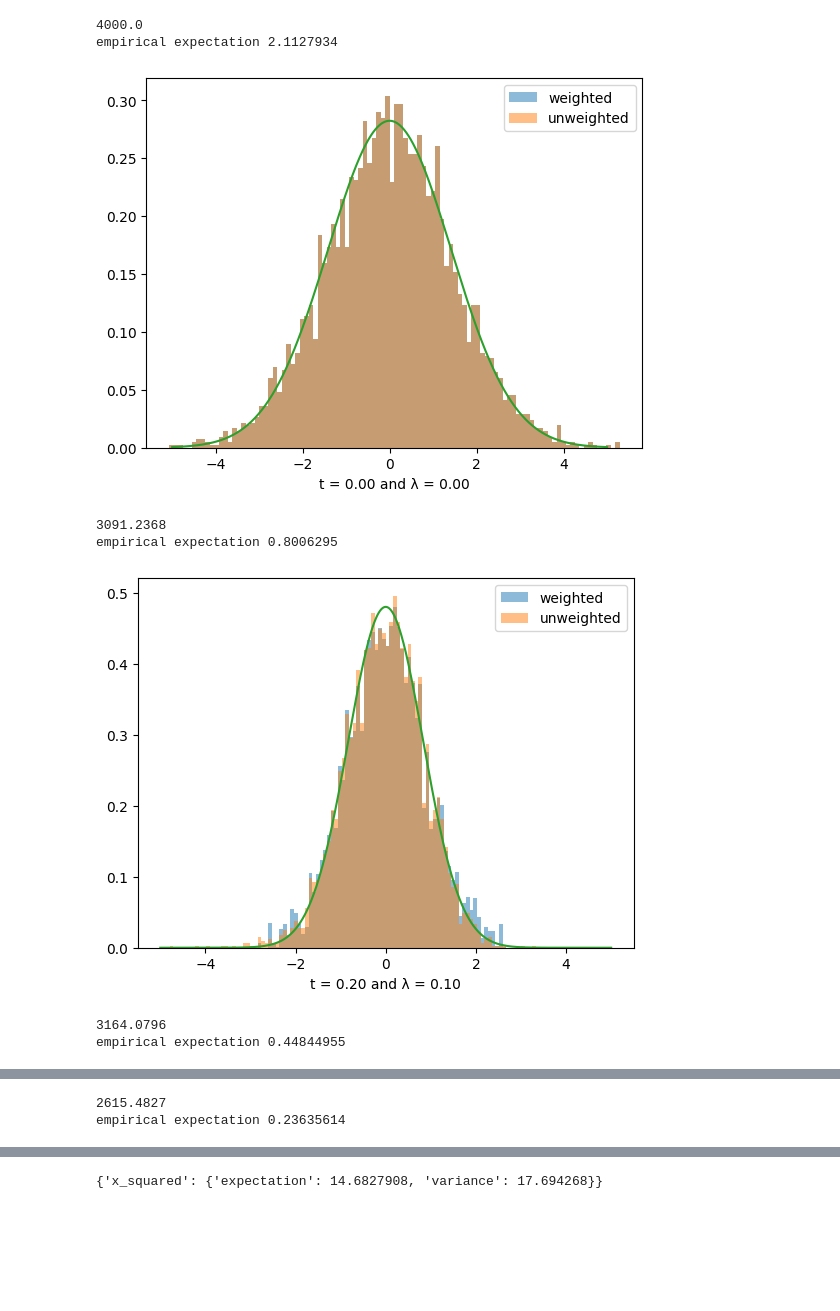
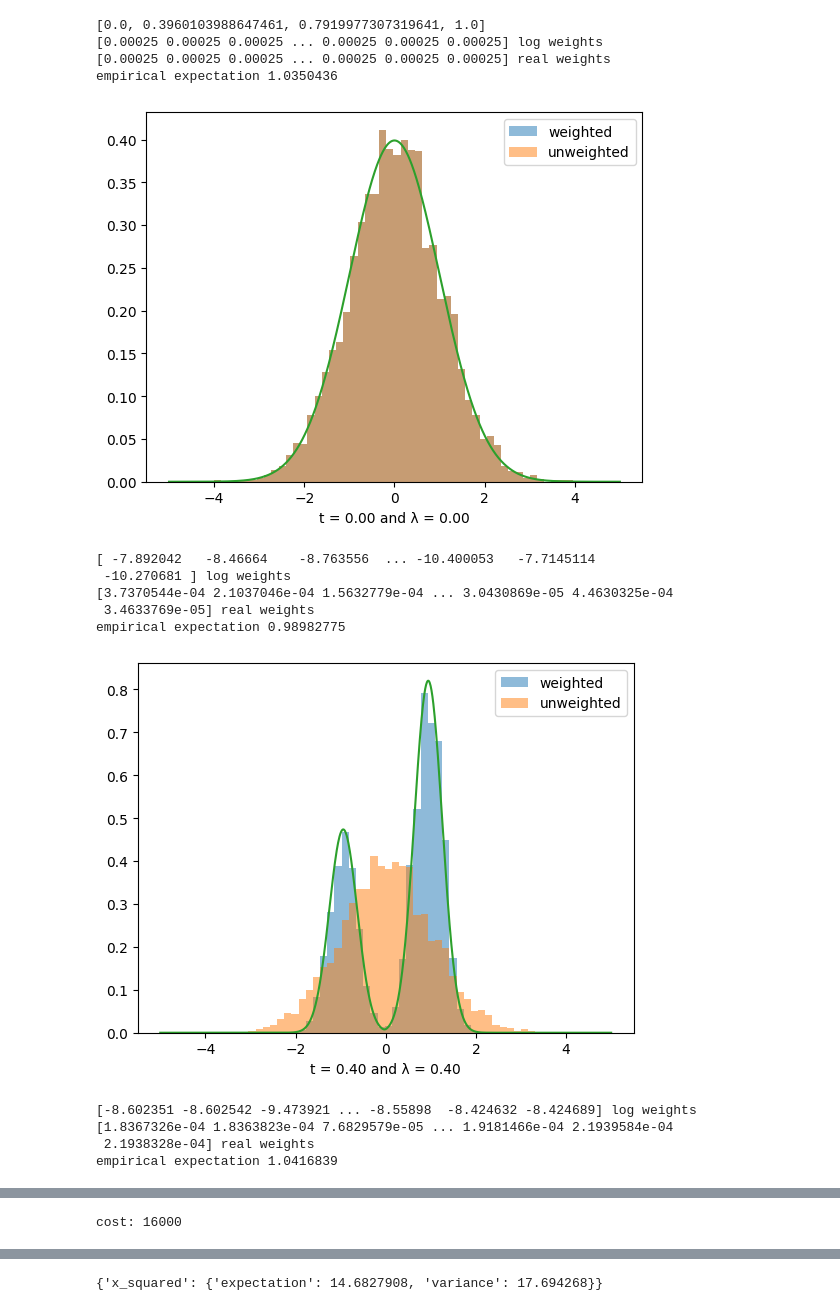
Before and after one commit to reubenharry/counterdiabatic-hmc, a Jupyter notebook: data/explore.ipynb, the cells around one changed output, grey strips where cells are left out. Cells and saved outputs as stored; diff of their text form; code cells hidden in the pictures; blank space fills up the shorter version.

```diff
--- a/data/explore.ipynb
+++ b/data/explore.ipynb
@@ -34,10 +34,12 @@ def make_hist(file, system_name):
 
 
     times = data['snapshots']['times']
+    # lambdas = times
     N = len(times)
     M = data['snapshots']['particles'][0].shape[0]
     lambdas = data['snapshots']['lam']
-    esses = []
+    print(times)
+    # esses = []
     for i in range(len(data['snapshots']['particles'])):
     # for i in range(1):
         potential = SYSTEMS[system_name]['make_V'](lambdas[i])
@@ -52,15 +54,18 @@ def make_hist(file, system_name):
 
         particles = data['snapshots']['particles'][i]
         log_weights = data['snapshots']['weights'][i]
+        print(log_weights, "log weights")
         weights = np.exp(normalize_log_weights(log_weights))
+        print(weights, "real weights")
 
         all_weights = np.exp(data['snapshots']['weights'])
         all_weights = jnp.clip(all_weights, 0, 1).mean(axis=-1)
 
+
         # compute ess of weights
-        ess = compute_ess(log_weights)
-        print(ess)
-        esses.append(ess)
+        # ess = compute_ess(log_weights)
+        # print(ess)
+        # esses.append(ess)
 
         # expect = jnp.sum(weights * (particles**2)[:, 0], axis=0)
         # print(expect, "expectation", weights.shape, particles.shape, (weights * (particles**2)[:, 0]).shape)
@@ -70,7 +75,7 @@ def make_hist(file, system_name):
 
         # all_weights = all_weights.mean(axis=-1)
 
-        num_bins = 100
+        num_bins = 50
         plt.hist(particles[:,0], bins=num_bins, weights=weights, density=True, alpha=0.5, label='weighted')
         plt.hist(particles[:,0], bins=num_bins, density=True, alpha=0.5, label='unweighted')
         plt.plot(x, rho)
@@ -80,41 +85,52 @@ def make_hist(file, system_name):
         plt.clf()
 
 
     # plt.plot(all_weights)
     # print(data)
     # plt.show()
-    plt.plot(esses)
+    # plt.plot(esses)
 
     true_expectation = 0.1
     error = ((empirical_e - true_expectation)**2) / (2 * true_expectation)
     # print(f'error: {error} and ESS: {100/error}')
     cost_per_step = 1
     cost = cost_per_step * N * M
     print(f'cost: {cost}')
 
 
 
 # error_cd, estimate_cd = calculate_normalized_error(
 #                     final_samples_cd, true_exp, true_var, f_func
 #                 )
 
 
 # system_name = 'gaussian_annealing'
-system_name = 'double_well'
+system_name = 'mixture'
+# system_name = 'gaussian_moving_mean'
 
 # make_hist(file='naive/double_well/leapfrog/naive_weighted.pkl', i=0)
 # make_hist(file='naive/double_well/leapfrog/naive_unweighted.pkl', i=20)
 # make_hist(file='naive/double_well/leapfrog/naive_weighted.pkl', i=20)
 # make_hist(file='polynomial/double_well/leapfrog/cd_unweighted.pkl', i=20)
 # make_hist(file='polynomial/double_well/leapfrog/cd_weighted.pkl', i=20)
-make_hist(file=f'polynomial/{system_name}/leapfrog/cd_weighted.pkl', system_name=system_name)
+
+# make_hist(file=f'polynomial/{system_name}/leapfrog/cd_weighted.pkl', system_name=system_name)
+make_hist(file=f'mixture_smc_adjusted_hmc.pkl', system_name=system_name)
+
 # make_hist(file=f'naive/{system_name}/leapfrog/naive_weighted.pkl', system_name=system_name)
 # %% [output]
-4000.0
-empirical expectation 2.1127934
+[0.0, 0.3960103988647461, 0.7919977307319641, 1.0]
+[0.00025 0.00025 0.00025 ... 0.00025 0.00025 0.00025] log weights
+[0.00025 0.00025 0.00025 ... 0.00025 0.00025 0.00025] real weights
+empirical expectation 1.0350436
-[figure, old version]
+[figure, new version]
-3091.2368
-empirical expectation 0.8006295
+[ -7.892042   -8.46664    -8.763556  ... -10.400053   -7.7145114
+ -10.270681 ] log weights
+[3.7370544e-04 2.1037046e-04 1.5632779e-04 ... 3.0430869e-05 4.4630325e-04
+ 3.4633769e-05] real weights
+empirical expectation 0.98982775
-[figure, old version]
+[figure, new version]
-3164.0796
-empirical expectation 0.44844955
+[-8.602351 -8.602542 -9.473921 ... -8.55898  -8.424632 -8.424689] log weights
+[1.8367326e-04 1.8363823e-04 7.6829579e-05 ... 1.9181466e-04 2.1939584e-04
+ 2.1938328e-04] real weights
+empirical expectation 1.0416839
@@ -125,2 +142 @@ empirical expectation 0.31245825
-2615.4827
-empirical expectation 0.23635614
+cost: 16000
```
Also changed, not shown: parts of 2 cells of this notebook, 6 other files.
